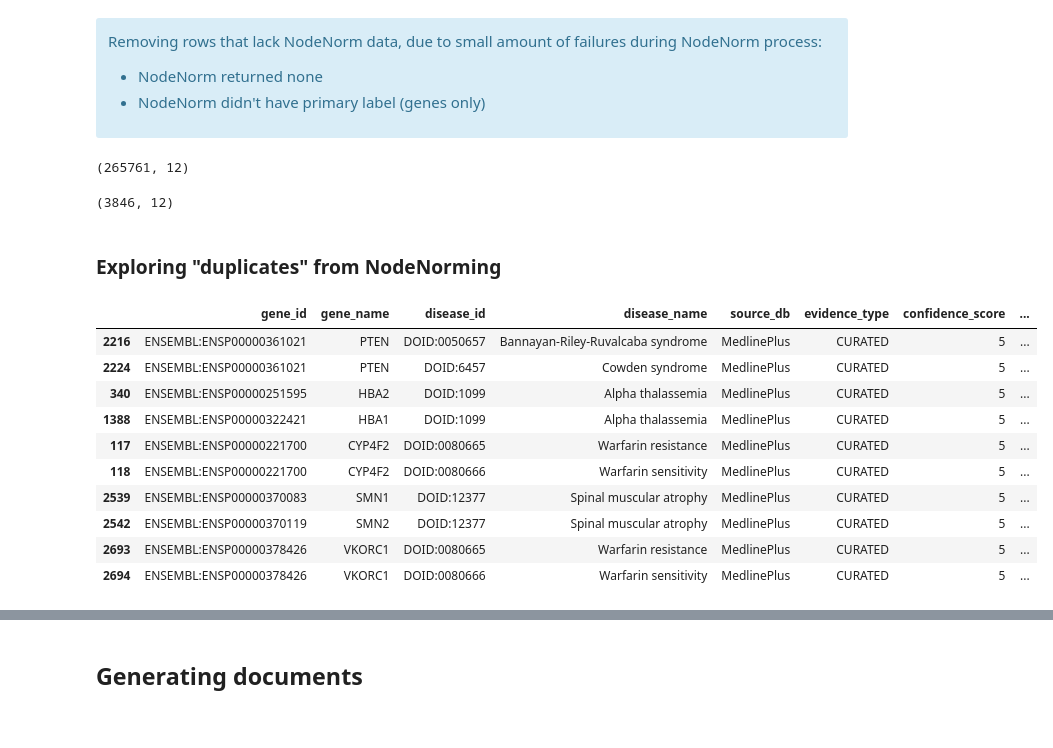
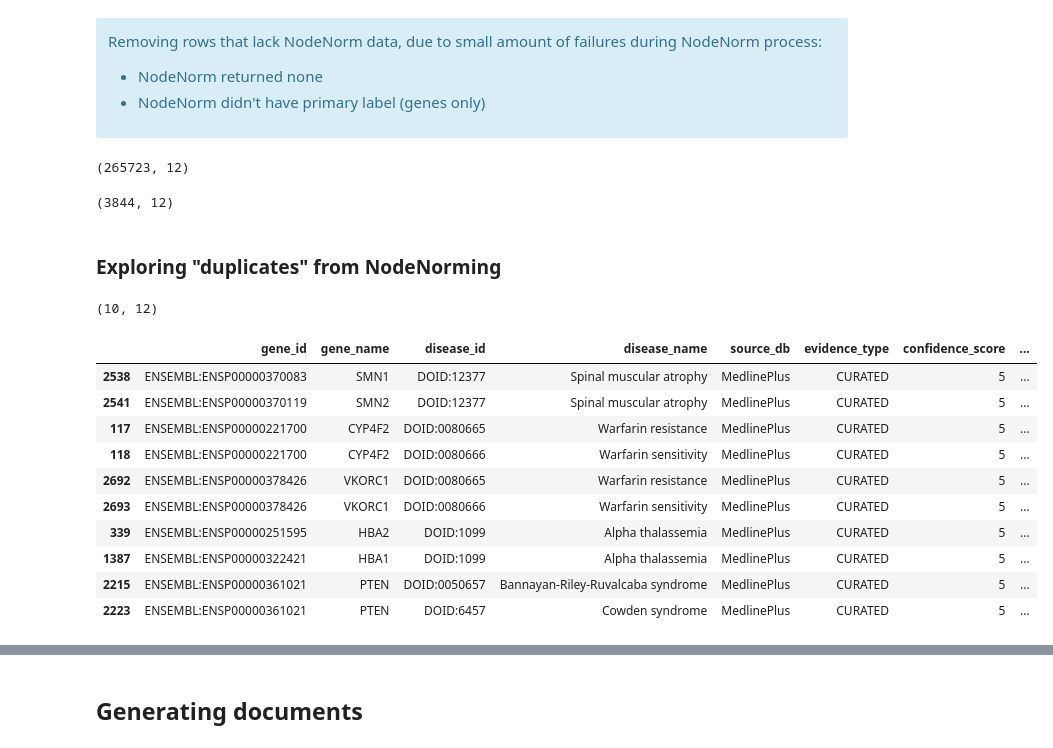
Before and after one commit to biothings/pending.api, a Jupyter notebook: plugins/DISEASES/parser-writing.ipynb, the cells around one changed output, grey strips where cells are left out. Cells and saved outputs as stored; diff of their text form; code cells hidden in the pictures.

```diff
--- a/plugins/DISEASES/parser-writing.ipynb
+++ b/plugins/DISEASES/parser-writing.ipynb
@@ -707,8 +678,8 @@ except ImportError:
             yield batch
 
 ## dev instance
-nodenorm_url = "https://nodenormalization-sri.renci.org/get_normalized_nodes"
-# nodenorm_url = "https://nodenorm.ci.transltr.io/get_normalized_nodes"
+# nodenorm_url = "https://nodenormalization-sri.renci.org/get_normalized_nodes"
+nodenorm_url = "https://nodenorm.ci.transltr.io/get_normalized_nodes"
 # %% [markdown]
 ### Genes
 # %%
@@ -1089,26 +1060,36 @@ df_knowledge.dropna(subset=["gene_nodenorm_id", "gene_nodenorm_label",
 df_textmining.shape
 df_knowledge.shape
 # %% [output]
-(265761, 12)
+(265723, 12)
-(3846, 12)
+(3844, 12)
 # %% [markdown]
 ### Exploring "duplicates" from NodeNorming
 # %%
+## number of rows affected
+
 df_knowledge_noTotalDups = df_knowledge.drop_duplicates()
 
-df_knowledge_noTotalDups[
+df_knowledge_nodenorm_dups = df_knowledge_noTotalDups[
     df_knowledge_noTotalDups.duplicated(
         subset=["gene_nodenorm_id", "disease_nodenorm_id", "source_db"],
-        keep=False)].sort_values(by=["gene_nodenorm_id", "disease_nodenorm_id"])
+        keep=False)].copy()
+
+df_knowledge_nodenorm_dups.sort_values(by=["disease_nodenorm_id", "gene_nodenorm_id"],
+                                       inplace=True)
+
+df_knowledge_nodenorm_dups.shape
+
+df_knowledge_nodenorm_dups
 # %% [output]
+(10, 12)
 |  | gene_id | gene_name | disease_id | disease_name | source_db | evidence_type | confidence_score | ... |
-| 2216 | ENSEMBL:ENSP00000361021 | PTEN | DOID:0050657 | Bannayan-Riley-Ruvalcaba syndrome | MedlinePlus | CURATED | 5 | ... |
-| 2224 | ENSEMBL:ENSP00000361021 | PTEN | DOID:6457 | Cowden syndrome | MedlinePlus | CURATED | 5 | ... |
-| 340 | ENSEMBL:ENSP00000251595 | HBA2 | DOID:1099 | Alpha thalassemia | MedlinePlus | CURATED | 5 | ... |
-| 1388 | ENSEMBL:ENSP00000322421 | HBA1 | DOID:1099 | Alpha thalassemia | MedlinePlus | CURATED | 5 | ... |
+| 2538 | ENSEMBL:ENSP00000370083 | SMN1 | DOID:12377 | Spinal muscular atrophy | MedlinePlus | CURATED | 5 | ... |
+| 2541 | ENSEMBL:ENSP00000370119 | SMN2 | DOID:12377 | Spinal muscular atrophy | MedlinePlus | CURATED | 5 | ... |
 | 117 | ENSEMBL:ENSP00000221700 | CYP4F2 | DOID:0080665 | Warfarin resistance | MedlinePlus | CURATED | 5 | ... |
 | 118 | ENSEMBL:ENSP00000221700 | CYP4F2 | DOID:0080666 | Warfarin sensitivity | MedlinePlus | CURATED | 5 | ... |
-| 2539 | ENSEMBL:ENSP00000370083 | SMN1 | DOID:12377 | Spinal muscular atrophy | MedlinePlus | CURATED | 5 | ... |
-| 2542 | ENSEMBL:ENSP00000370119 | SMN2 | DOID:12377 | Spinal muscular atrophy | MedlinePlus | CURATED | 5 | ... |
-| 2693 | ENSEMBL:ENSP00000378426 | VKORC1 | DOID:0080665 | Warfarin resistance | MedlinePlus | CURATED | 5 | ... |
-| 2694 | ENSEMBL:ENSP00000378426 | VKORC1 | DOID:0080666 | Warfarin sensitivity | MedlinePlus | CURATED | 5 | ... |
+| 2692 | ENSEMBL:ENSP00000378426 | VKORC1 | DOID:0080665 | Warfarin resistance | MedlinePlus | CURATED | 5 | ... |
+| 2693 | ENSEMBL:ENSP00000378426 | VKORC1 | DOID:0080666 | Warfarin sensitivity | MedlinePlus | CURATED | 5 | ... |
+| 339 | ENSEMBL:ENSP00000251595 | HBA2 | DOID:1099 | Alpha thalassemia | MedlinePlus | CURATED | 5 | ... |
+| 1387 | ENSEMBL:ENSP00000322421 | HBA1 | DOID:1099 | Alpha thalassemia | MedlinePlus | CURATED | 5 | ... |
+| 2215 | ENSEMBL:ENSP00000361021 | PTEN | DOID:0050657 | Bannayan-Riley-Ruvalcaba syndrome | MedlinePlus | CURATED | 5 | ... |
+| 2223 | ENSEMBL:ENSP00000361021 | PTEN | DOID:6457 | Cowden syndrome | MedlinePlus | CURATED | 5 | ... |
```
Also changed, not shown: parts of 28 cells of this notebook.
